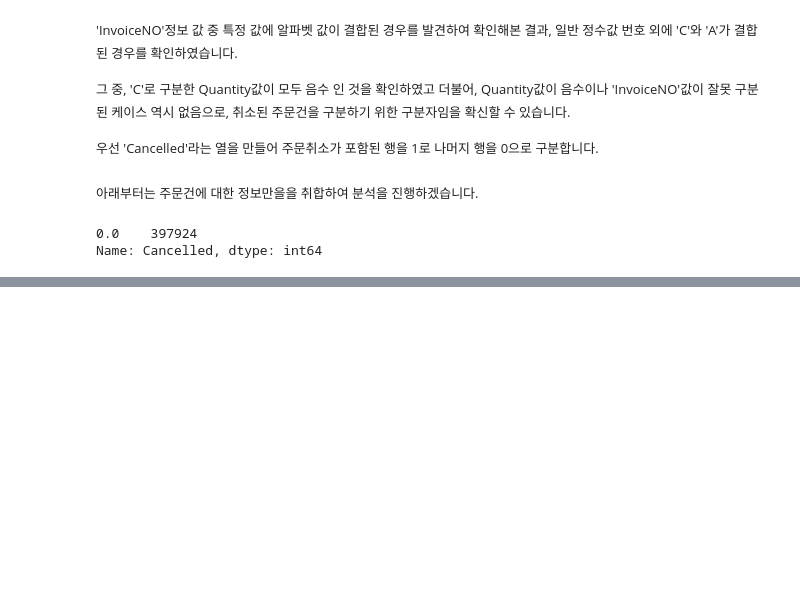
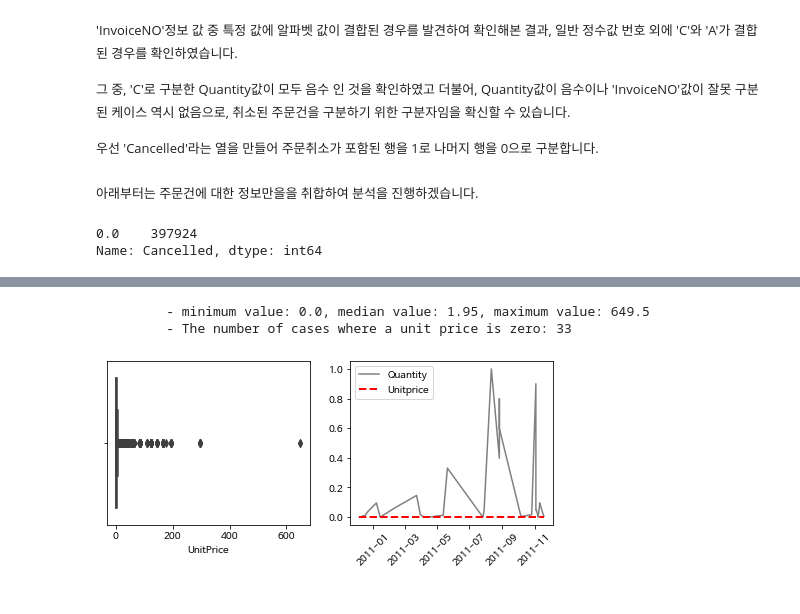
Before and after one commit to mwithgod3952/Conquering-Kaggle-s-challenge, a Jupyter notebook: Marketing_Analytics_Cohort_Analysis.ipynb, the cells around one changed output, grey strips where cells are left out. Drawn from its saved outputs; the diff is of its cells as text; code cells hidden in the pictures; blank space fills up the shorter version.

```diff
--- a/Marketing_Analytics_Cohort_Analysis.ipynb
+++ b/Marketing_Analytics_Cohort_Analysis.ipynb
@@ -259,0 +390,29 @@ for i in range(6):
+# %%
+print(f"\t {color.BOLD}- minimum value: {_df1.UnitPrice.describe()['min']}, median value: {np.median(_df1.UnitPrice)}, maximum value: {_df1.UnitPrice.describe()['max']}{color.END}")
+
+fig, axes = plt.subplots(1, 2, figsize=(8, 3) )
+sns.boxplot(x=_df1.UnitPrice, ax=axes[0])
+
+up_e0 = _df1[_df1['UnitPrice'] == 0].reset_index(drop=True).iloc[:-1]
+up_e0['InvoiceDate'] = up_e0.InvoiceDate.apply(lambda x: pd.to_datetime(x))
+up_e0 = up_e0.sort_values(by='InvoiceDate')
+
+print(f"\t - The number of cases where a unit price is zero: {sum(_df1['UnitPrice'] == 0)}")
+print('\n')
+
+color = ["grey", "red", '#edae49', '#66a182']
+scaler = MinMaxScaler()
+scaled = scaler.fit_transform(up_e0.iloc[:, [3, 5]].values.tolist())
+
+axes[1].plot(up_e0.InvoiceDate, scaled[:, 0], color=color[0], label='Quantity')
+axes[1].plot(up_e0.InvoiceDate, scaled[:, 1], color=color[1], linestyle='--', linewidth=2, label='Unitprice')
+axes[1].legend(loc='upper left')
+axes[1].tick_params(axis='x', rotation=45)
+
+plt.show()
+# %% [output]
+         - minimum value: 0.0, median value: 1.95, maximum value: 649.5
+         - The number of cases where a unit price is zero: 33
+[figure, added]
+# %% [markdown]
+<font size = 2></font>
```
Also changed, not shown: parts of 16 cells of this notebook.
